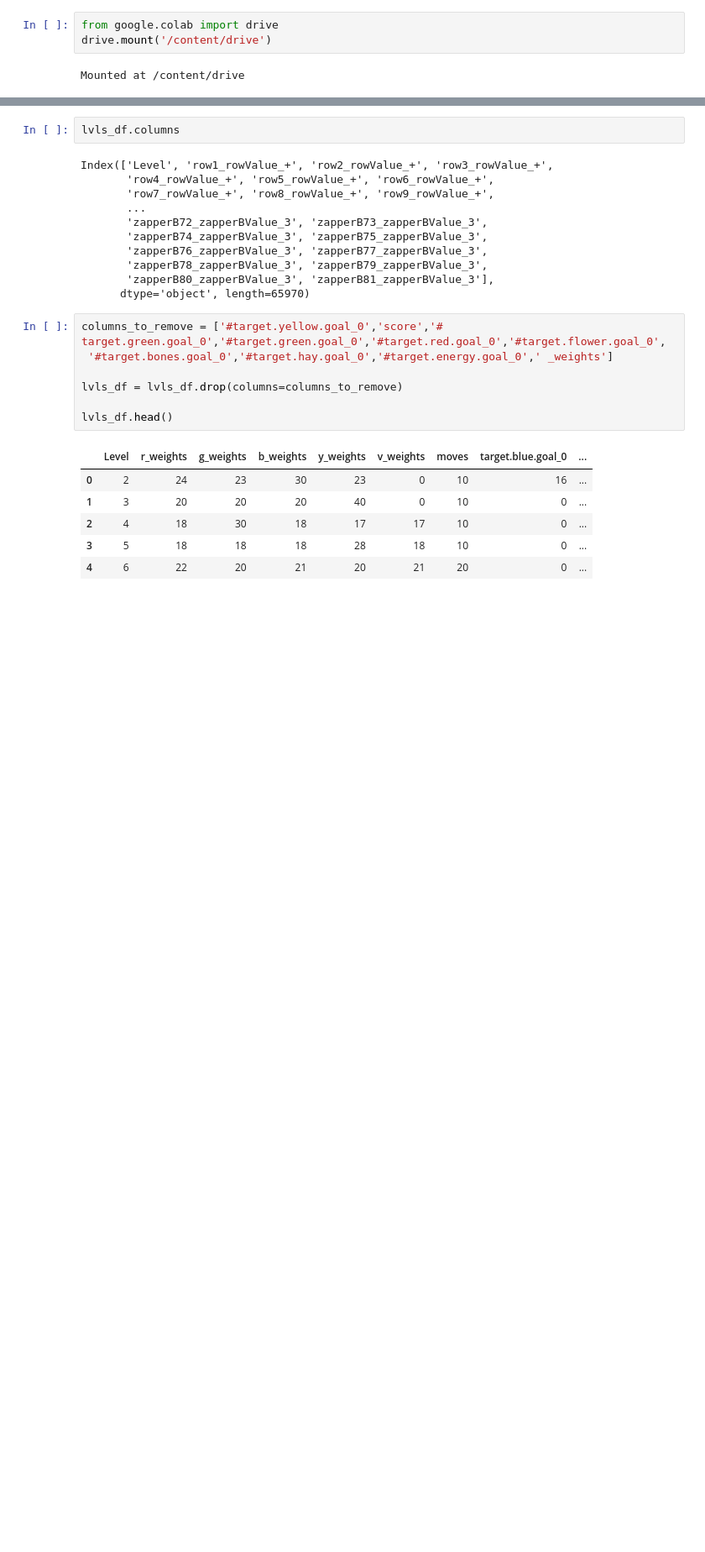
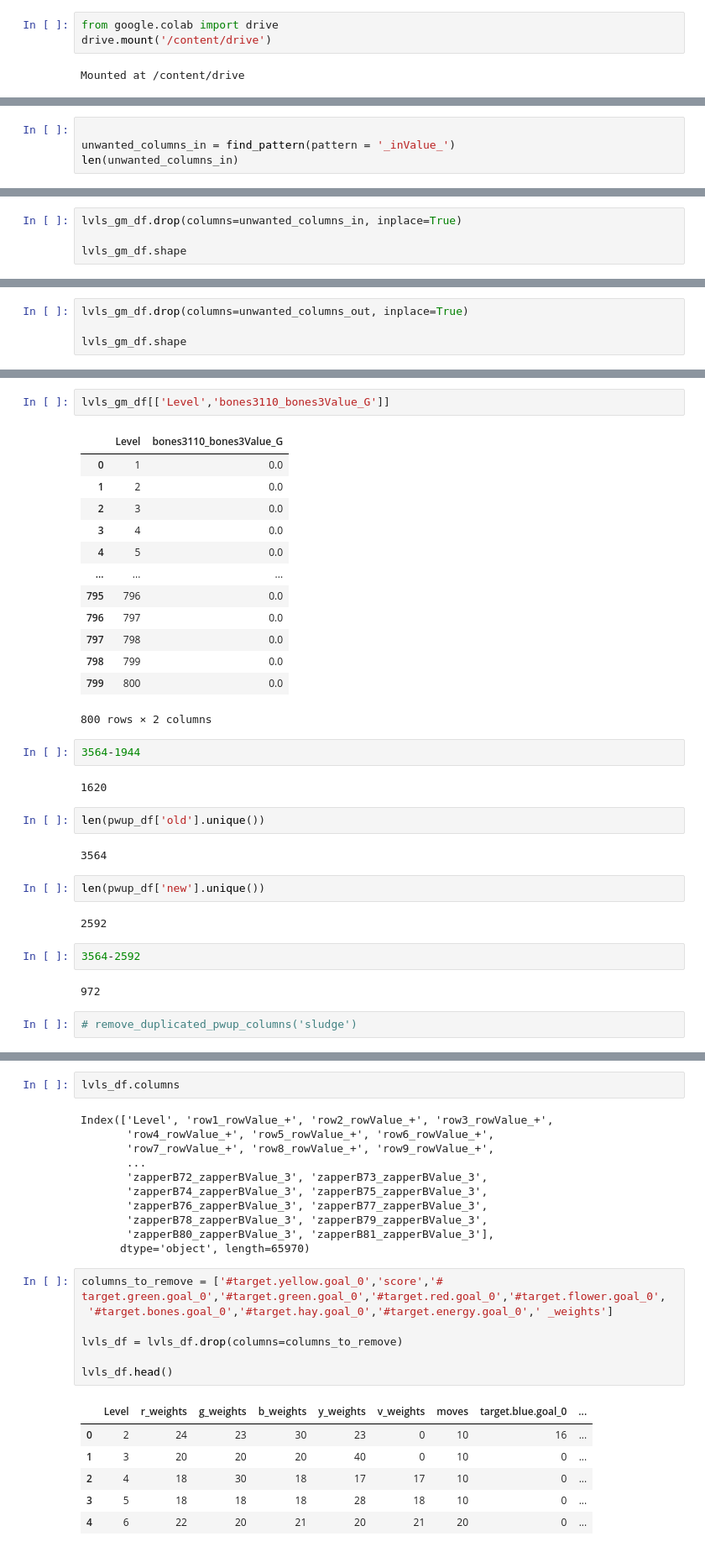
Before and after one commit to vasanthbillov/winrate_prediction, a Jupyter notebook: code/winrate_04.ipynb, the cells around one changed output, grey strips where cells are left out. Shown at 84% size. Cells and saved outputs as stored; diff of their text form; blank space fills up the shorter version.

```diff
--- a/code/winrate_04.ipynb
+++ b/code/winrate_04.ipynb
@@ -59,0 +228,4 @@ lvls_gm_df.head()
+# %%
+
+unwanted_columns_in = find_pattern(pattern = '_inValue_')
+len(unwanted_columns_in)
@@ -59,0 +283,4 @@ lvls_gm_df.head()
+# %%
+lvls_gm_df.drop(columns=unwanted_columns_in, inplace=True)
+
+lvls_gm_df.shape
@@ -59,0 +294,4 @@ lvls_gm_df.head()
+# %%
+lvls_gm_df.drop(columns=unwanted_columns_out, inplace=True)
+
+lvls_gm_df.shape
@@ -59,0 +571,34 @@ lvls_gm_df.head()
+# %%
+lvls_gm_df[['Level','bones3110_bones3Value_G']]
+# %% [output]
+|  | Level | bones3110_bones3Value_G |
+| 0 | 1 | 0.0 |
+| 1 | 2 | 0.0 |
+| 2 | 3 | 0.0 |
+| 3 | 4 | 0.0 |
+| 4 | 5 | 0.0 |
+| ... | ... | ... |
+| 795 | 796 | 0.0 |
+| 796 | 797 | 0.0 |
+| 797 | 798 | 0.0 |
+| 798 | 799 | 0.0 |
+| 799 | 800 | 0.0 |
+800 rows × 2 columns
+# %%
+3564-1944
+# %% [output]
+1620
+# %%
+len(pwup_df['old'].unique())
+# %% [output]
+3564
+# %%
+len(pwup_df['new'].unique())
+# %% [output]
+2592
+# %%
+3564-2592
+# %% [output]
+972
+# %%
+# remove_duplicated_pwup_columns('sludge')
```
Also changed, not shown: parts of 105 cells of this notebook, 18 other files.
